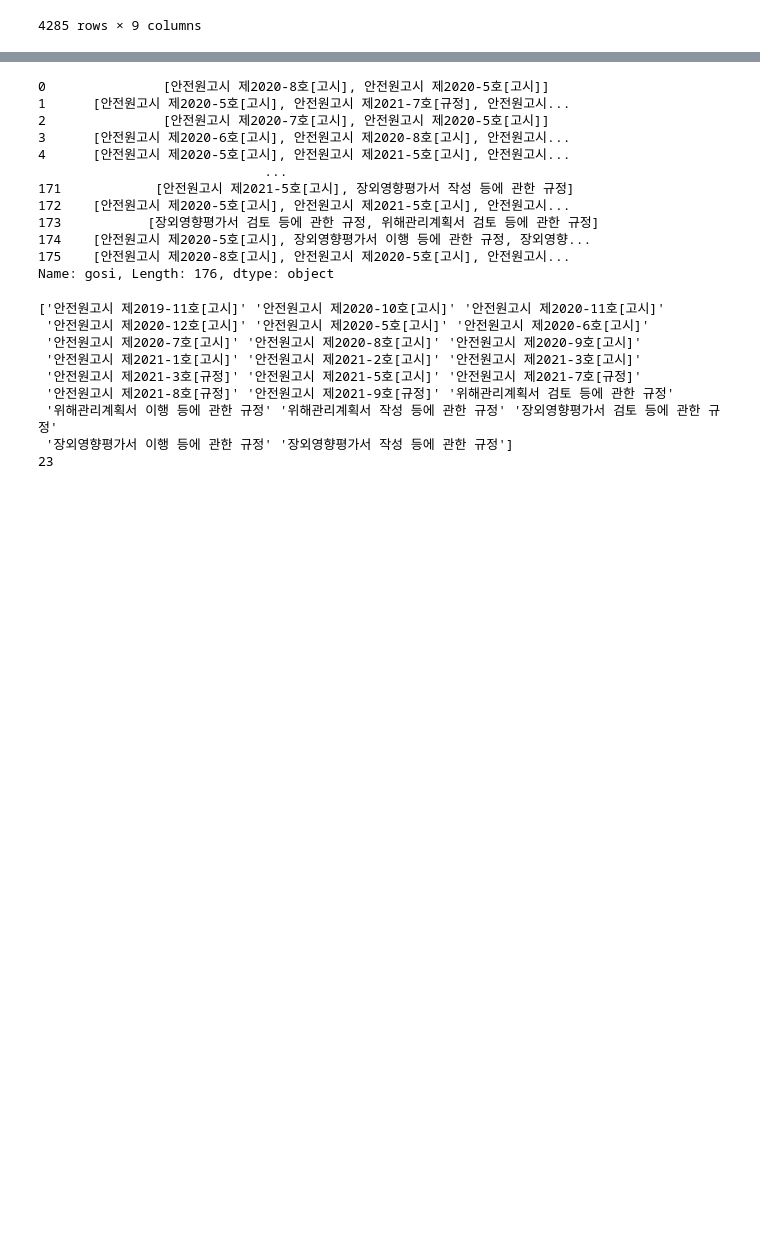
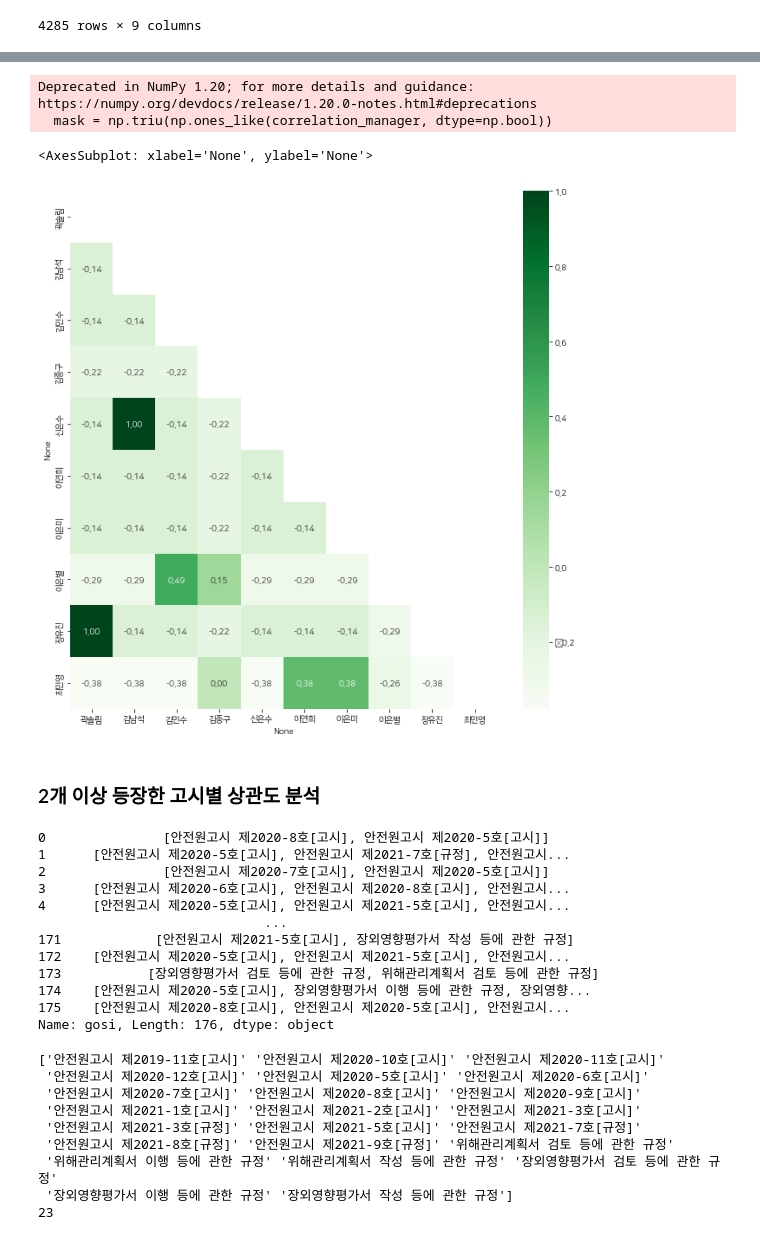
Before and after one commit to rlawns0327/Natural_Language_Analysis_KOR, a Jupyter notebook: VER7.ipynb, the cells around one changed output, grey strips where cells are left out. Drawn from its saved outputs; the diff is of its cells as text; code cells hidden in the pictures; blank space fills up the shorter version.

```diff
--- a/VER7.ipynb
+++ b/VER7.ipynb
@@ -361,6 +361,9 @@ file.loc[:,'manager'] = manager_df
 
 print(manager_df['manager'].count())
 print(len([x for x in manager_df['manager'] if len(x) > 0]))
+
+manager_lists=manager_df['manager'].unique()
+
 manager_df
 # %% [output]
 4285
@@ -396,0 +432,8 @@ file
+# %%
+from sklearn.preprocessing import MultiLabelBinarizer
+
+mlb_manager = MultiLabelBinarizer()
+mlb_manager.fit(manager_df2['manager'])
+
+print(mlb_manager.classes_) # 등장한 모든 단어
+print(len(mlb_manager.classes_))
@@ -396,0 +443,4 @@ file
+# %%
+data_manager = mlb_manager.transform(manager_df2['manager'])
+df_data_manager = pd.DataFrame(data_manager,columns=[mlb_manager.classes_])
+df_data_manager
@@ -396,0 +457,5 @@ file
+# %%
+# 관계가 1에 가깝다는 것은: 두 단어가 자주 같이 출현한다는 것
+# 관계가 -1에 가깝다는 것은: 두 단어가 아주 드물게 출현 혹은 겹치는 영역이 없다는 것
+correlation_manager = df_data_manager.corr() #상관계수
+correlation_manager
@@ -397,3 +474,30 @@ file
+# %%
+import matplotlib.pyplot as plt
+import seaborn as sns
+import numpy as np
+import matplotlib.font_manager as fm #한글 설정
+
+
+
+font_location = 'C:/WINDOWS/Fonts/NanumSquare.ttf'
+font_name = fm.FontProperties(fname=font_location).get_name()
+plt.rc('font', family=font_name)
+
+mask = np.triu(np.ones_like(correlation_manager, dtype=np.bool))
+
+plt.figure(figsize=(11,11),facecolor='white')
+sns.heatmap(correlation_manager, annot = True, #실제 값 화면에 나타내기
+            fmt=".2f",
+            cmap = 'Greens', #색상
+            mask=mask
+          )
+# %% [output]
+Deprecated in NumPy 1.20; for more details and guidance: https://numpy.org/devdocs/release/1.20.0-notes.html#deprecations
+  mask = np.triu(np.ones_like(correlation_manager, dtype=np.bool))
+<AxesSubplot: xlabel='None', ylabel='None'>
+[figure, added]
+# %% [markdown]
+### 2개 이상 등장한 고시별 상관도 분석
 # %%
 from collections import Counter
 
```
Also changed, not shown: parts of 6 cells of this notebook, 44 other files.
